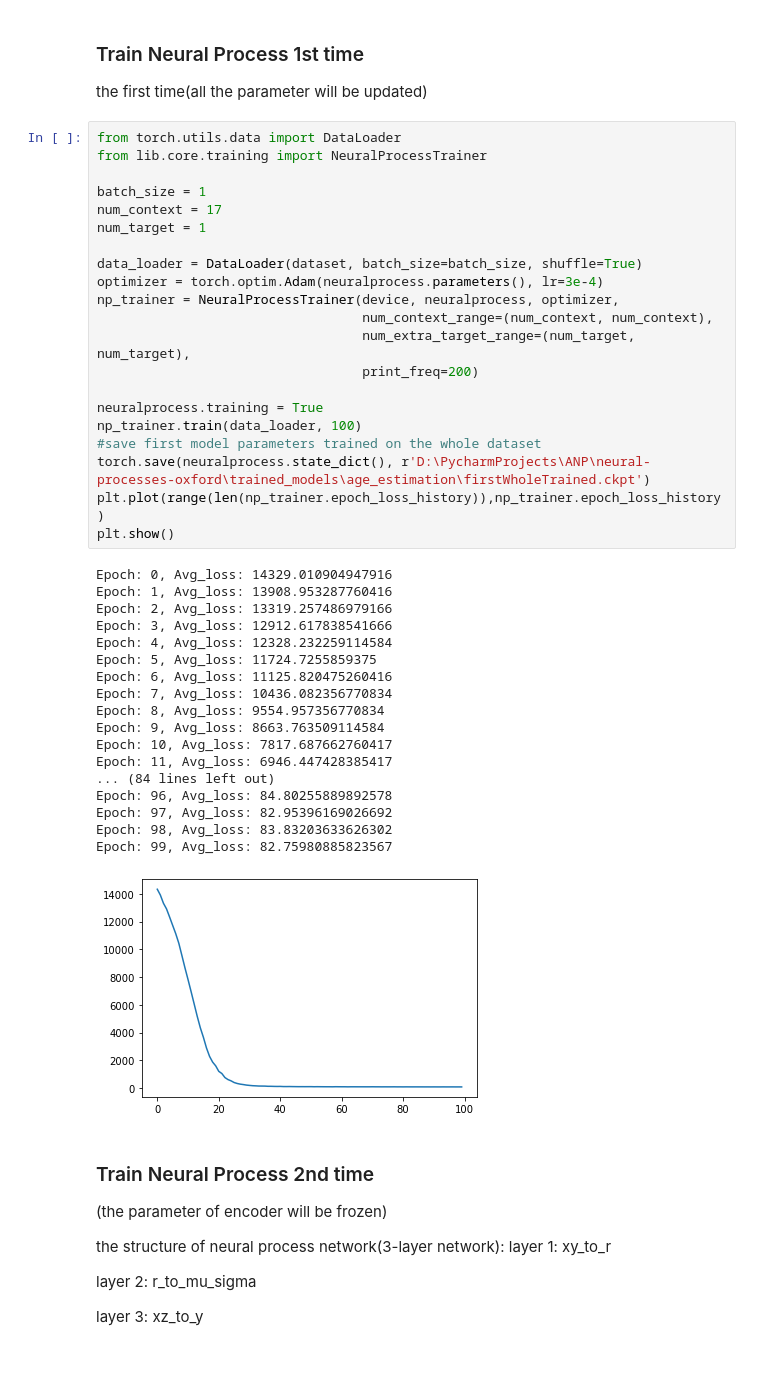
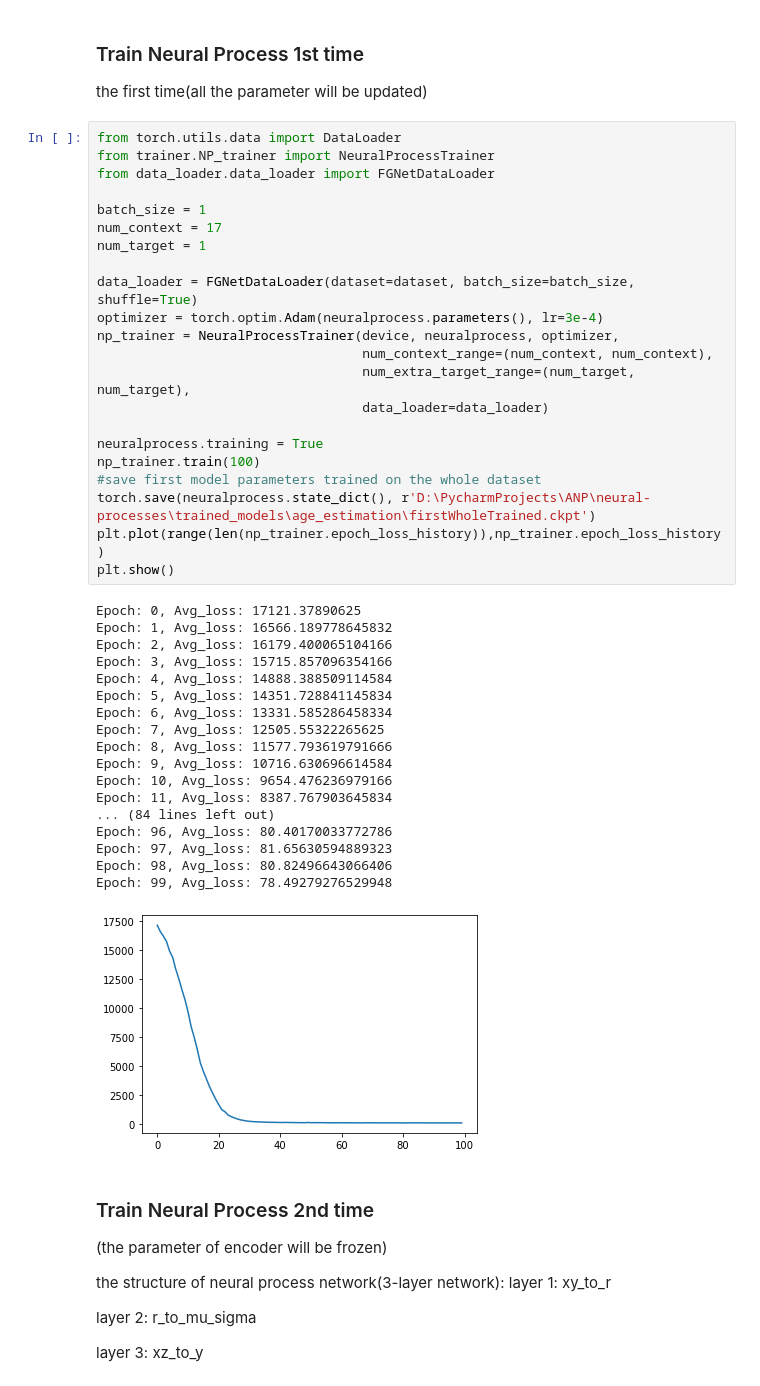
Before and after one commit to LuckyOne09/neural-processes, a Jupyter notebook: experiments/multi-task-example-ageEstimation.ipynb, the cells around one changed output. Drawn from its saved outputs; the diff is of its cells as text.

```diff
--- a/experiments/multi-task-example-ageEstimation.ipynb
+++ b/experiments/multi-task-example-ageEstimation.ipynb
@@ -42,44 +42,45 @@ neuralprocess = NeuralProcess(x_dim, y_dim, r_dim, z_dim, h_dim)
 the first time(all the parameter will be updated)
 # %%
 from torch.utils.data import DataLoader
-from lib.core.training import NeuralProcessTrainer
+from trainer.NP_trainer import NeuralProcessTrainer
+from data_loader.data_loader import FGNetDataLoader
 
 batch_size = 1
 num_context = 17
 num_target = 1
 
-data_loader = DataLoader(dataset, batch_size=batch_size, shuffle=True)
+data_loader = FGNetDataLoader(dataset=dataset, batch_size=batch_size, shuffle=True)
 optimizer = torch.optim.Adam(neuralprocess.parameters(), lr=3e-4)
 np_trainer = NeuralProcessTrainer(device, neuralprocess, optimizer,
                                   num_context_range=(num_context, num_context),
                                   num_extra_target_range=(num_target, num_target),
-                                  print_freq=200)
+                                  data_loader=data_loader)
 
 neuralprocess.training = True
-np_trainer.train(data_loader, 100)
+np_trainer.train(100)
 #save first model parameters trained on the whole dataset
-torch.save(neuralprocess.state_dict(), r'D:\PycharmProjects\ANP\neural-processes-oxford\trained_models\age_estimation\firstWholeTrained.ckpt')
+torch.save(neuralprocess.state_dict(), r'D:\PycharmProjects\ANP\neural-processes\trained_models\age_estimation\firstWholeTrained.ckpt')
 plt.plot(range(len(np_trainer.epoch_loss_history)),np_trainer.epoch_loss_history)
 plt.show()
 # %% [output]
-Epoch: 0, Avg_loss: 14329.010904947916
-Epoch: 1, Avg_loss: 13908.953287760416
-Epoch: 2, Avg_loss: 13319.257486979166
-Epoch: 3, Avg_loss: 12912.617838541666
-Epoch: 4, Avg_loss: 12328.232259114584
-Epoch: 5, Avg_loss: 11724.7255859375
-Epoch: 6, Avg_loss: 11125.820475260416
-Epoch: 7, Avg_loss: 10436.082356770834
-Epoch: 8, Avg_loss: 9554.957356770834
-Epoch: 9, Avg_loss: 8663.763509114584
-Epoch: 10, Avg_loss: 7817.687662760417
-Epoch: 11, Avg_loss: 6946.447428385417
+Epoch: 0, Avg_loss: 17121.37890625
+Epoch: 1, Avg_loss: 16566.189778645832
+Epoch: 2, Avg_loss: 16179.400065104166
+Epoch: 3, Avg_loss: 15715.857096354166
+Epoch: 4, Avg_loss: 14888.388509114584
+Epoch: 5, Avg_loss: 14351.728841145834
+Epoch: 6, Avg_loss: 13331.585286458334
+Epoch: 7, Avg_loss: 12505.55322265625
+Epoch: 8, Avg_loss: 11577.793619791666
+Epoch: 9, Avg_loss: 10716.630696614584
+Epoch: 10, Avg_loss: 9654.476236979166
+Epoch: 11, Avg_loss: 8387.767903645834
 ... (84 lines left out)
-Epoch: 96, Avg_loss: 84.80255889892578
-Epoch: 97, Avg_loss: 82.95396169026692
-Epoch: 98, Avg_loss: 83.83203633626302
-Epoch: 99, Avg_loss: 82.75980885823567
+Epoch: 96, Avg_loss: 80.40170033772786
+Epoch: 97, Avg_loss: 81.65630594889323
+Epoch: 98, Avg_loss: 80.82496643066406
+Epoch: 99, Avg_loss: 78.49279276529948
-[figure, old version]
+[figure, new version]
 # %% [markdown]
 ### Train Neural Process 2nd time
 (the parameter of encoder will be frozen)
```
Also changed, not shown: parts of 6 cells of this notebook, 9 other files.
